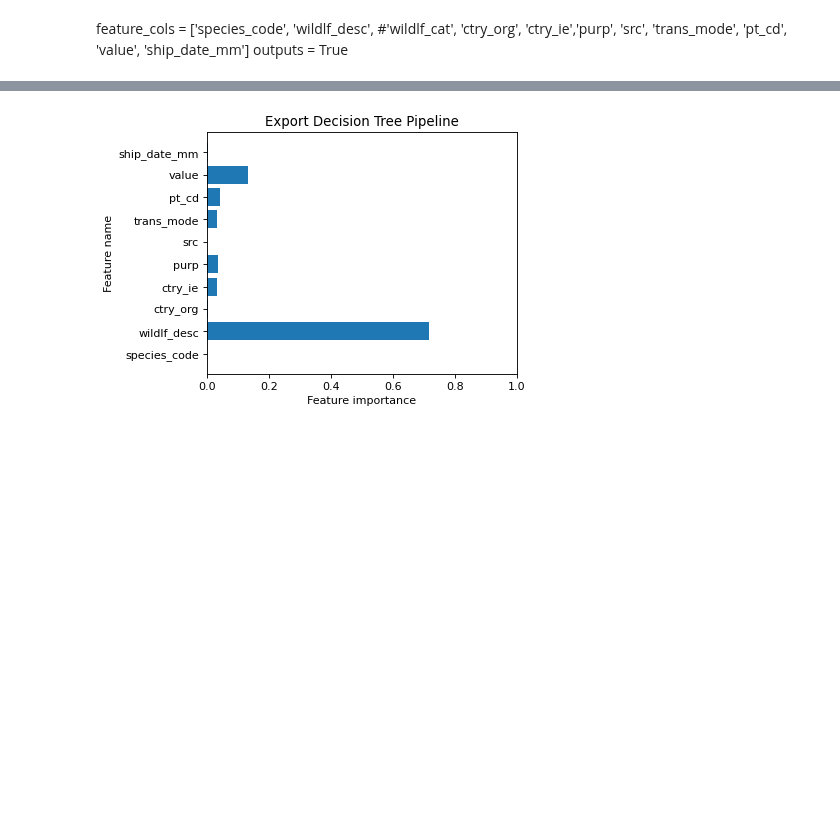
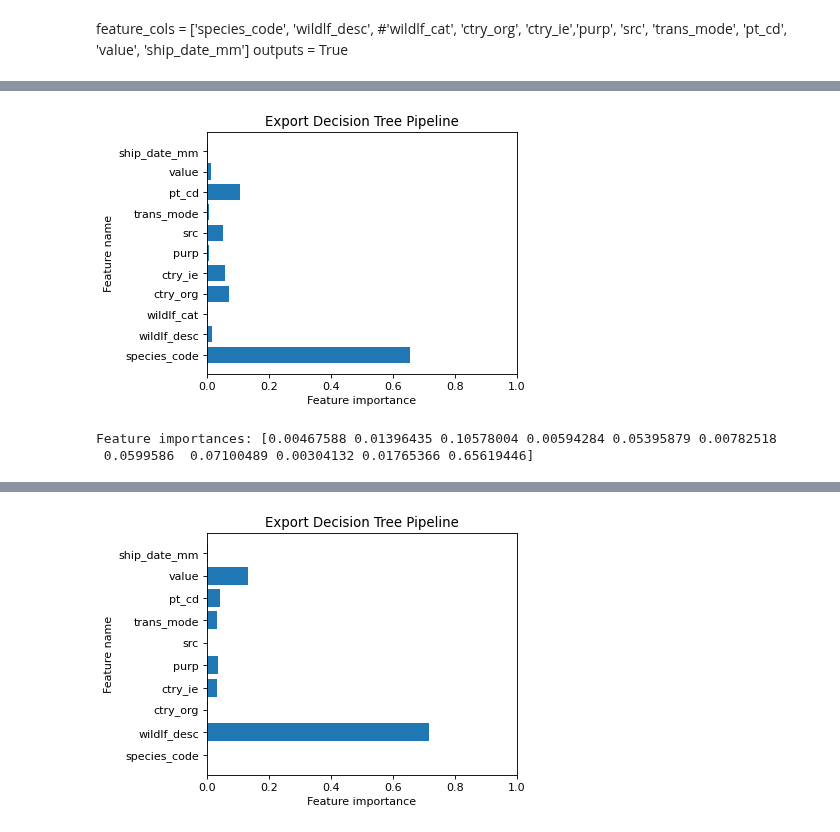
Before and after one commit to YinterestingProjects/milestone_2, a Jupyter notebook: modeling/5_tuning_export_DecisionTree2.ipynb, the cells around one changed output, grey strips where cells are left out. Drawn from its saved outputs; the diff is of its cells as text; code cells hidden in the pictures; blank space fills up the shorter version.

```diff
--- a/modeling/5_tuning_export_DecisionTree2.ipynb
+++ b/modeling/5_tuning_export_DecisionTree2.ipynb
@@ -218,3 +212,9 @@ rf_pipe = joblib.load(rf_path)
+# %%
+import joblib
+dt_path = 'export_run8_TargetEncoding_gridsearchCV/export_dt_pipe.joblib'
+rf_path = 'export_run8_TargetEncoding_gridsearchCV/export_rf_pipe.joblib'
+dt_pipe = joblib.load(dt_path)
+rf_pipe = joblib.load(rf_path)
 # %% [markdown]
 feature_cols = ['species_code', 'wildlf_desc', #'wildlf_cat',
                 'ctry_org', 'ctry_ie','purp', 'src', 'trans_mode', 'pt_cd',
@@ -222,0 +237,12 @@ outputs = True
+# %%
+plt.figure(figsize=(5,4), dpi=80)
+plot_feature_importances(dt_pipe.best_estimator_.named_steps['clf'], feature_cols)
+plt.title('Export Decision Tree Pipeline')
+plt.xlim(0, 1)
+if outputs:
+    plt.show()
+    print('Feature importances: {}'.format(dt_pipe.best_estimator_.named_steps['clf'].feature_importances_[::-1]))
+# %% [output]
+[figure, added]
+Feature importances: [0.00467588 0.01396435 0.10578004 0.00594284 0.05395879 0.00782518
+ 0.0599586  0.07100489 0.00304132 0.01765366 0.65619446]
```
Also changed, not shown: parts of 6 cells of this notebook, 4 other files.
